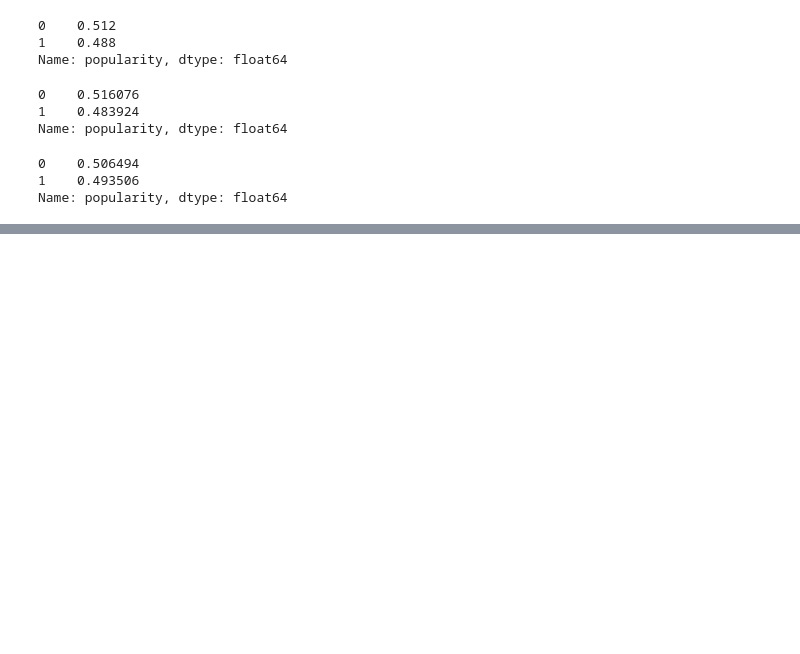
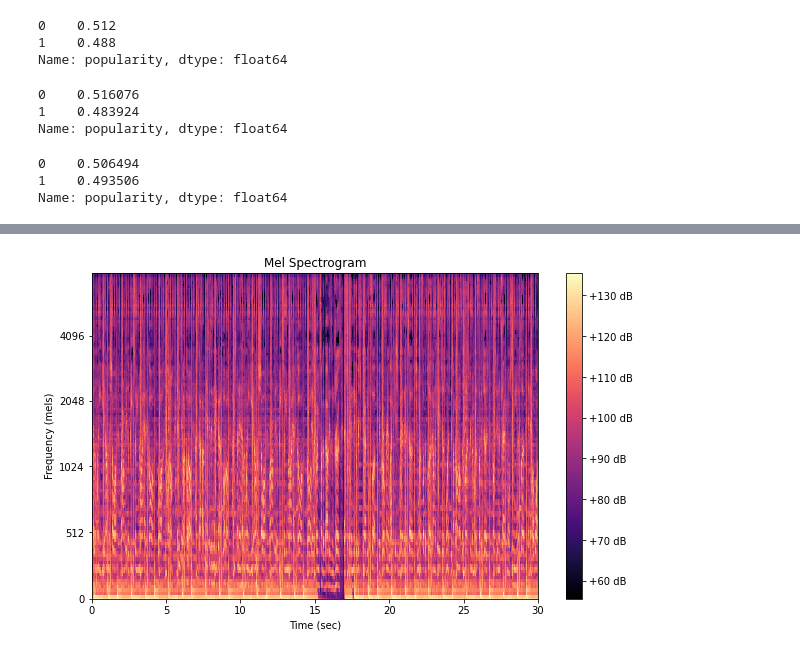
Before and after one commit to NicholasIndorf/HipHopPopularity, a Jupyter notebook: librosa_processing.ipynb, the cells around one changed output, grey strips where cells are left out. Cells and saved outputs as stored; diff of their text form; code cells hidden in the pictures; blank space fills up the shorter version.

Commit message:
data gathering done

```diff
--- a/librosa_processing.ipynb
+++ b/librosa_processing.ipynb
@@ -171,10 +179,3 @@ class LibrosaProcessing:
         pass
 #         librosa.
 #         return
-# %%
-mel_spec_datadict = {}
-for directory, df in datadict.items():
-    lp = LibrosaProcessing(df, directory)
-    lp.get_mp3()
-    lp.get_wav()
-    modeldatadict[directory.split('/')[1]] = lp.get_mel_spec_scaled()
@@ -269,3 +181,0 @@ history = mlp.fit(X_train_mel_scaled,
-# %%
-lp = LibrosaProcessing(X_train, 'data/X_train')
-lp.get_wav()
@@ -272,3 +238,11 @@ lp.get_wav()
+# %%
+fig, ax = plt.subplots(figsize=(10,6))
+img = librosa.display.specshow(lp.specs_pre_[2000][0,:,:,0], x_axis='time',
+                               y_axis='mel', fmax=8000, ax=ax)
+fig.colorbar(img, ax=ax, format='%+2.0f dB')
+ax.set(title='Mel Spectrogram', xlabel='Time (sec)', ylabel='Frequency (mels)');
+# %% [output]
+[figure, added]
 # %%
 y, sr = librosa.load(lp.wav_.iloc[0],duration=30)
 ipd.Audio(y,rate=sr)
```
Also changed, not shown: parts of 22 cells of this notebook, 2 other files.
